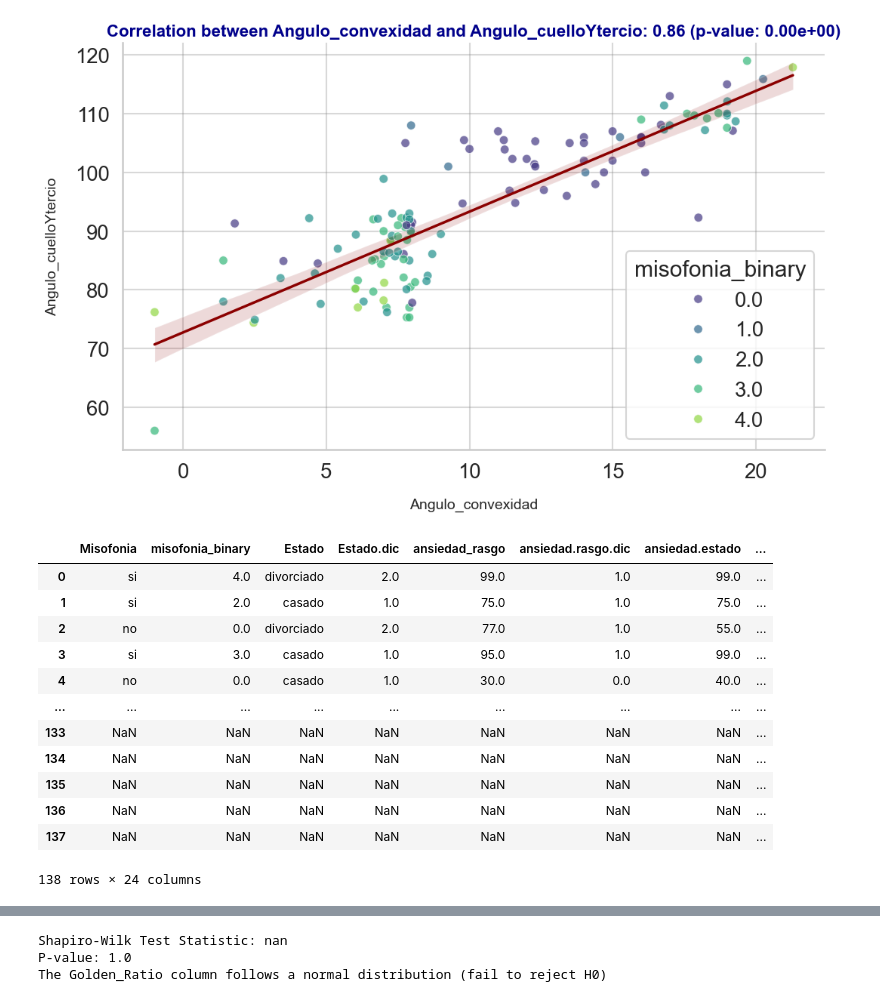
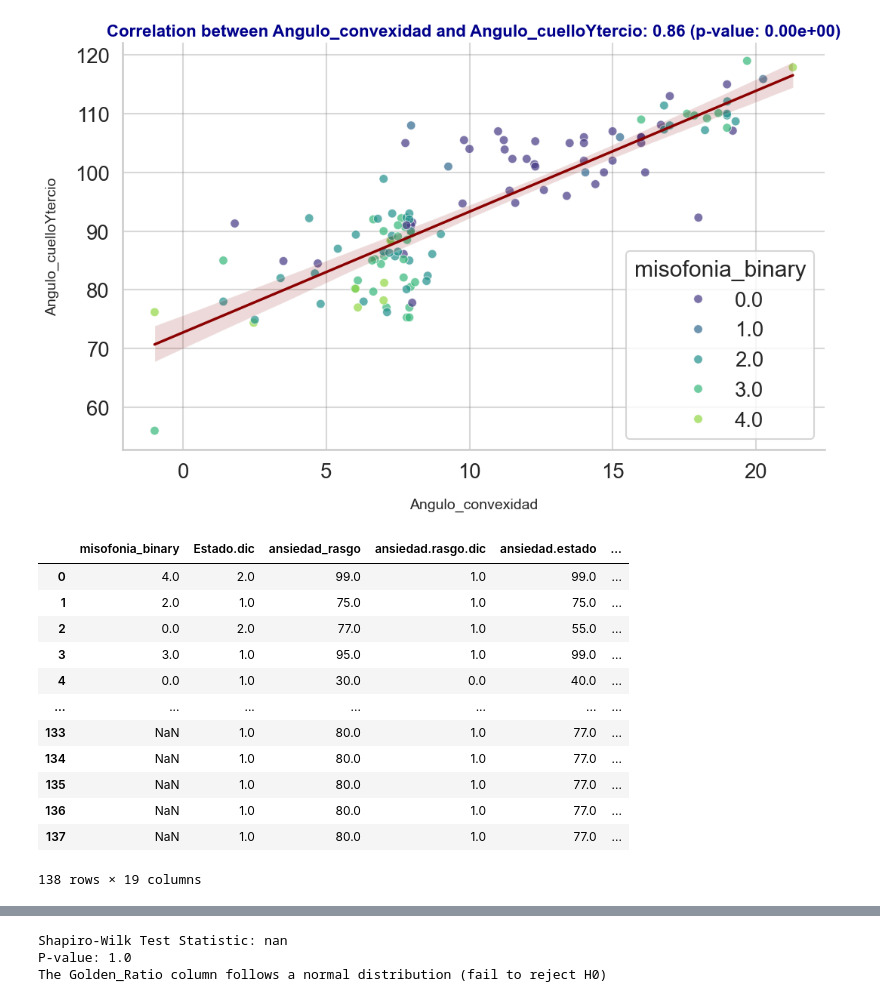
Before and after one commit to MMRES-PyBootcamp/MMRES-python-bootcamp2024, a Jupyter notebook: Misophonia_report/MMRES_Report_AlbertGrass_AndresGordo.ipynb, the cells around one changed output, grey strips where cells are left out. Drawn from its saved outputs; the diff is of its cells as text; code cells hidden in the pictures.

```diff
--- a/Misophonia_report/MMRES_Report_AlbertGrass_AndresGordo.ipynb
+++ b/Misophonia_report/MMRES_Report_AlbertGrass_AndresGordo.ipynb
@@ -305,43 +321,52 @@ fig.show()
 # %%
 def compute_golden_ratio(convexity_angle, mandibular_protrusion, neck_angle, subnasal_distance):
     # Ratios we want to compare with the golden ratio
     golden_ratio = 1.618
 
     # Calculate ratios
     ratio1 = subnasal_distance / mandibular_protrusion  # example vertical ratio
     ratio2 = convexity_angle / mandibular_protrusion    # facial structure symmetry
 
     # Compute closeness to golden ratio
     diff1 = abs(golden_ratio - ratio1)
     diff2 = abs(golden_ratio - ratio2)
 
     # Average of the differences (a closer score to 0 indicates proximity to the golden ratio)
     average_diff = (diff1 + diff2) / 2
 
     return {
         'ratio1': ratio1,
         'ratio2': ratio2,
         'average_diff_from_golden_ratio': average_diff
     }
 
 
 df_expanded=df_clean
-df_expanded["Golden_Ratio"] = compute_golden_ratio(df_clean["Angulo_convexidad"], df_clean["protusion_mandibular"], df_clean["Angulo_cuelloYtercio"], df_clean["Subnasal_H"])["average_diff_from_golden_ratio"]
+df_expanded.drop(columns=['Misofonia', 'Estado', 'ansiedad.medicada', 'Sexo', 'CLASE'], inplace=True)
 df_expanded
+# get rif of all nan values and impute them by the median
+# Impute only numeric variables with the median
+numeric_columns = df_expanded.select_dtypes(include=[np.number]).columns
+df_expanded[numeric_columns] = df_expanded[numeric_columns].fillna(df_expanded[numeric_columns].median())
+# frop misofonia, Estado and ansiedad.medicada, Sexo, CLASE
+
+# Compute the Golden Ratio
+df_expanded["Golden_Ratio"] = compute_golden_ratio(df_clean["Angulo_convexidad"], df_clean["protusion.mandibular"], df_clean["Angulo_cuelloYtercio"], df_clean["Subnasal_H"])["average_diff_from_golden_ratio"]
+df_expanded
 # %% [output]
-|  | Misofonia | misofonia_binary | Estado | Estado.dic | ansiedad_rasgo | ansiedad.rasgo.dic | ansiedad.estado | ... |
-| 0 | si | 4.0 | divorciado | 2.0 | 99.0 | 1.0 | 99.0 | ... |
-| 1 | si | 2.0 | casado | 1.0 | 75.0 | 1.0 | 75.0 | ... |
-| 2 | no | 0.0 | divorciado | 2.0 | 77.0 | 1.0 | 55.0 | ... |
-| 3 | si | 3.0 | casado | 1.0 | 95.0 | 1.0 | 99.0 | ... |
-| 4 | no | 0.0 | casado | 1.0 | 30.0 | 0.0 | 40.0 | ... |
-| ... | ... | ... | ... | ... | ... | ... | ... | ... |
-| 133 | NaN | NaN | NaN | NaN | NaN | NaN | NaN | ... |
-| 134 | NaN | NaN | NaN | NaN | NaN | NaN | NaN | ... |
-| 135 | NaN | NaN | NaN | NaN | NaN | NaN | NaN | ... |
-| 136 | NaN | NaN | NaN | NaN | NaN | NaN | NaN | ... |
-| 137 | NaN | NaN | NaN | NaN | NaN | NaN | NaN | ... |
+|  | misofonia_binary | Estado.dic | ansiedad_rasgo | ansiedad.rasgo.dic | ansiedad.estado | ... |
+| 0 | 4.0 | 2.0 | 99.0 | 1.0 | 99.0 | ... |
+| 1 | 2.0 | 1.0 | 75.0 | 1.0 | 75.0 | ... |
+| 2 | 0.0 | 2.0 | 77.0 | 1.0 | 55.0 | ... |
+| 3 | 3.0 | 1.0 | 95.0 | 1.0 | 99.0 | ... |
+| 4 | 0.0 | 1.0 | 30.0 | 0.0 | 40.0 | ... |
+| ... | ... | ... | ... | ... | ... | ... |
+| 133 | NaN | 1.0 | 80.0 | 1.0 | 77.0 | ... |
+| 134 | NaN | 1.0 | 80.0 | 1.0 | 77.0 | ... |
+| 135 | NaN | 1.0 | 80.0 | 1.0 | 77.0 | ... |
+| 136 | NaN | 1.0 | 80.0 | 1.0 | 77.0 | ... |
+| 137 | NaN | 1.0 | 80.0 | 1.0 | 77.0 | ... |
-138 rows × 24 columns
+138 rows × 19 columns
 # %%
 # Plot a density curve following a normal distribution of df_expanded column named Golden_Ratio
 plt.figure(figsize=(10, 6))
```
Also changed, not shown: parts of 10 cells of this notebook.
